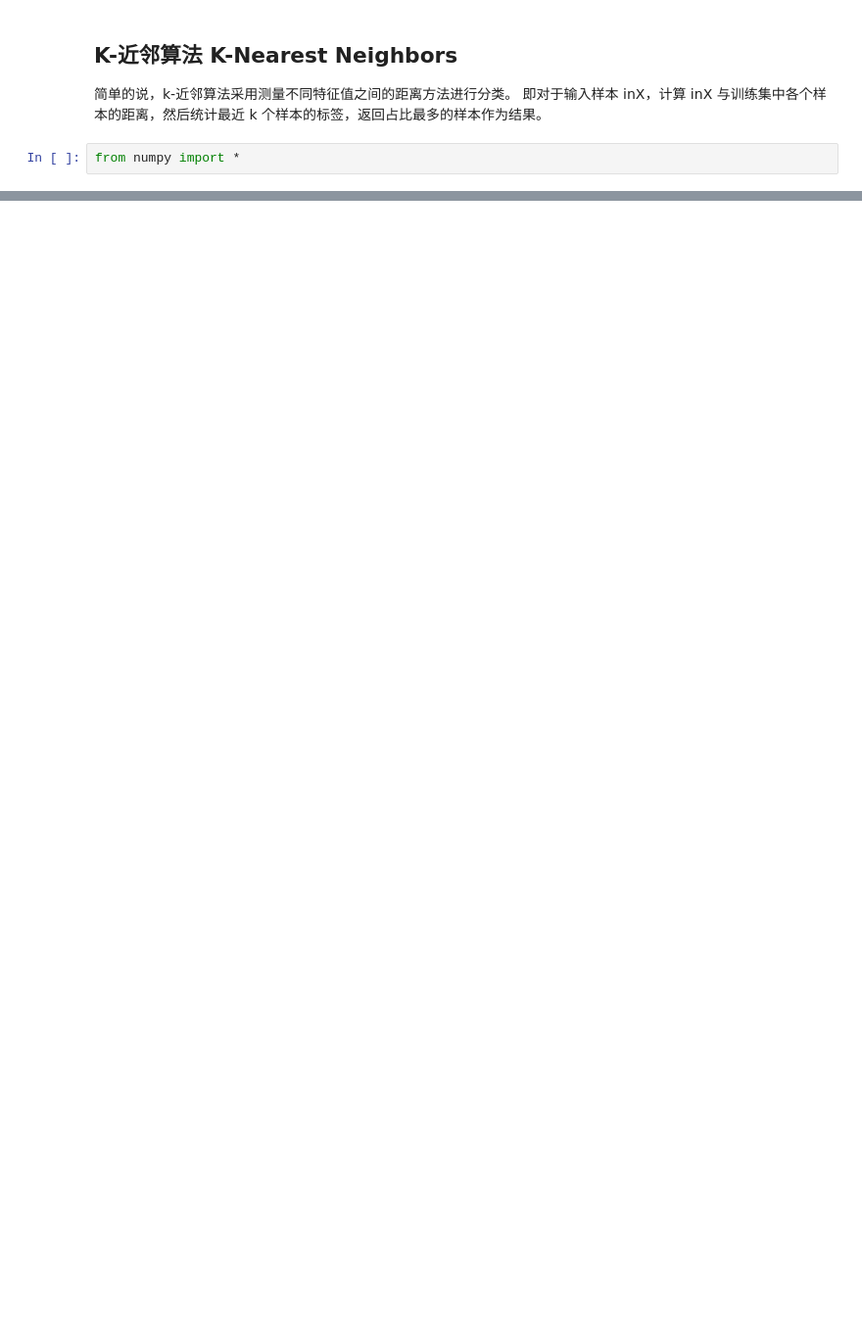
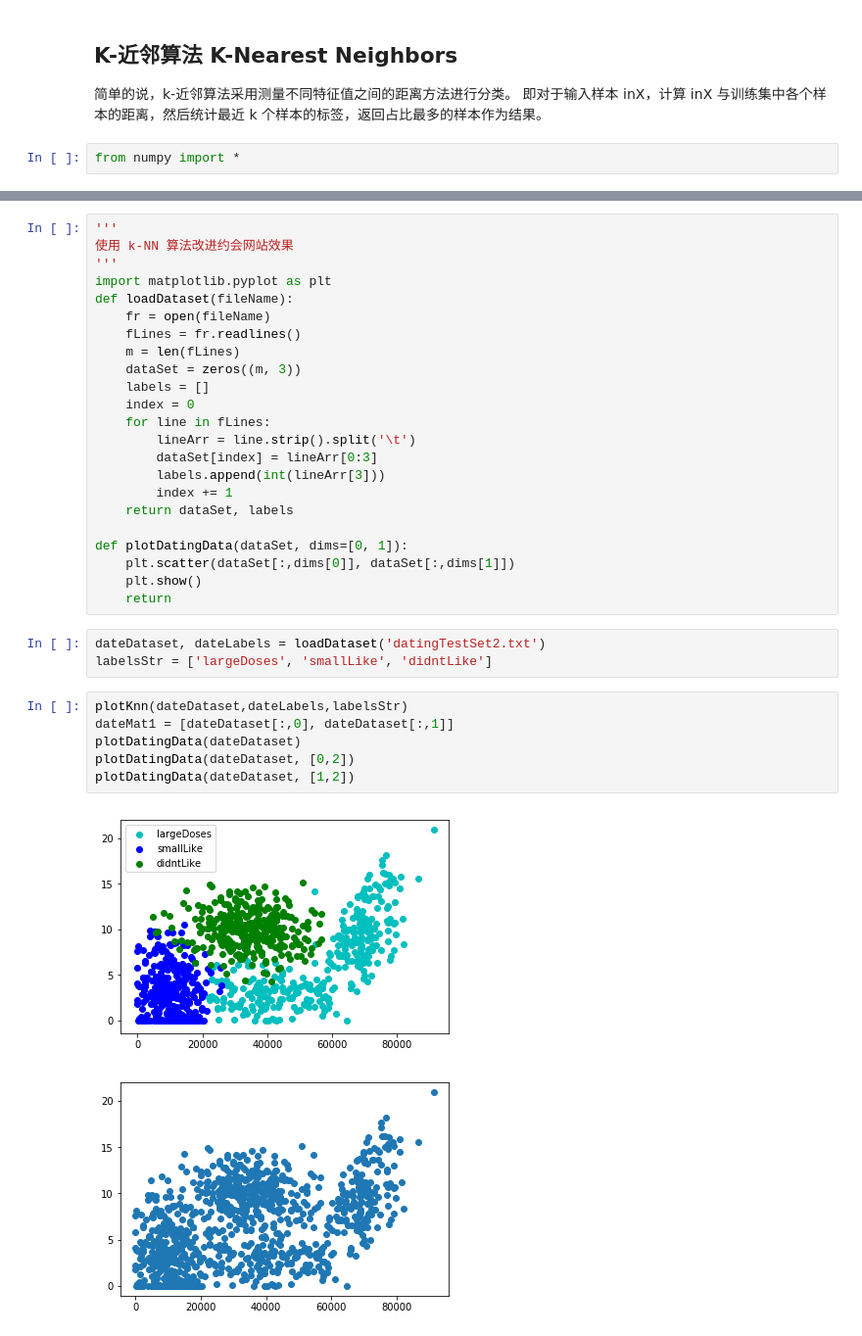
Before and after one commit to AaronFlower/Jupyter, a Jupyter notebook: kNN/kNN.ipynb, the cells around one changed output, grey strips where cells are left out. Shown: that part at 98% size. Drawn from its saved outputs; the diff is of its cells as text; blank space fills up the shorter version.

Commit message:
Add knn dating test

```diff
--- a/kNN/kNN.ipynb
+++ b/kNN/kNN.ipynb
@@ -32,0 +60,35 @@ kNNClassifier([2,3], dataSet, labels, 2)
+# %%
+'''
+使用 k-NN 算法改进约会网站效果
+'''
+import matplotlib.pyplot as plt
+def loadDataset(fileName):
+    fr = open(fileName)
+    fLines = fr.readlines()
+    m = len(fLines)
+    dataSet = zeros((m, 3))
+    labels = []
+    index = 0
+    for line in fLines:
+        lineArr = line.strip().split('\t')
+        dataSet[index] = lineArr[0:3]
+        labels.append(int(lineArr[3]))
+        index += 1
+    return dataSet, labels
+
+def plotDatingData(dataSet, dims=[0, 1]):
+    plt.scatter(dataSet[:,dims[0]], dataSet[:,dims[1]])
+    plt.show()
+    return
+# %%
+dateDataset, dateLabels = loadDataset('datingTestSet2.txt')
+labelsStr = ['largeDoses', 'smallLike', 'didntLike']
+# %%
+plotKnn(dateDataset,dateLabels,labelsStr)
+dateMat1 = [dateDataset[:,0], dateDataset[:,1]]
+plotDatingData(dateDataset)
+plotDatingData(dateDataset, [0,2])
+plotDatingData(dateDataset, [1,2])
+# %% [output]
+[figure, added]
+[figure, added]
```
Also changed, not shown: parts of 3 cells of this notebook, 2 other files.
